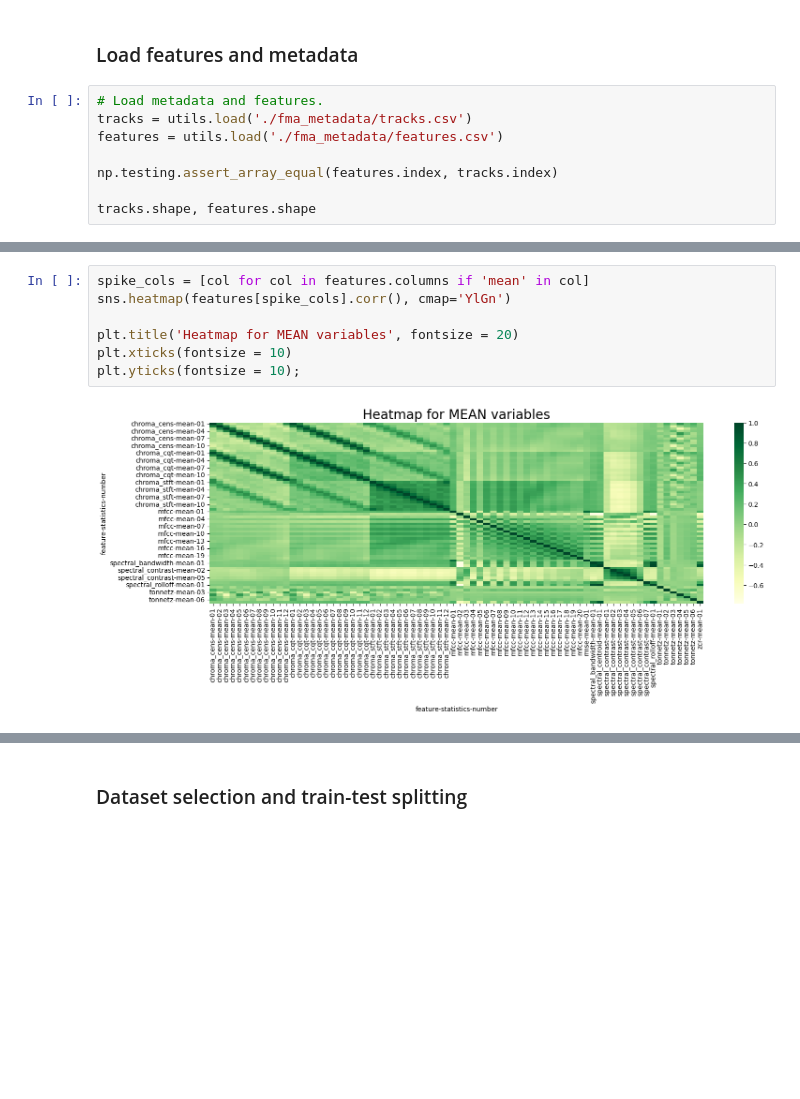
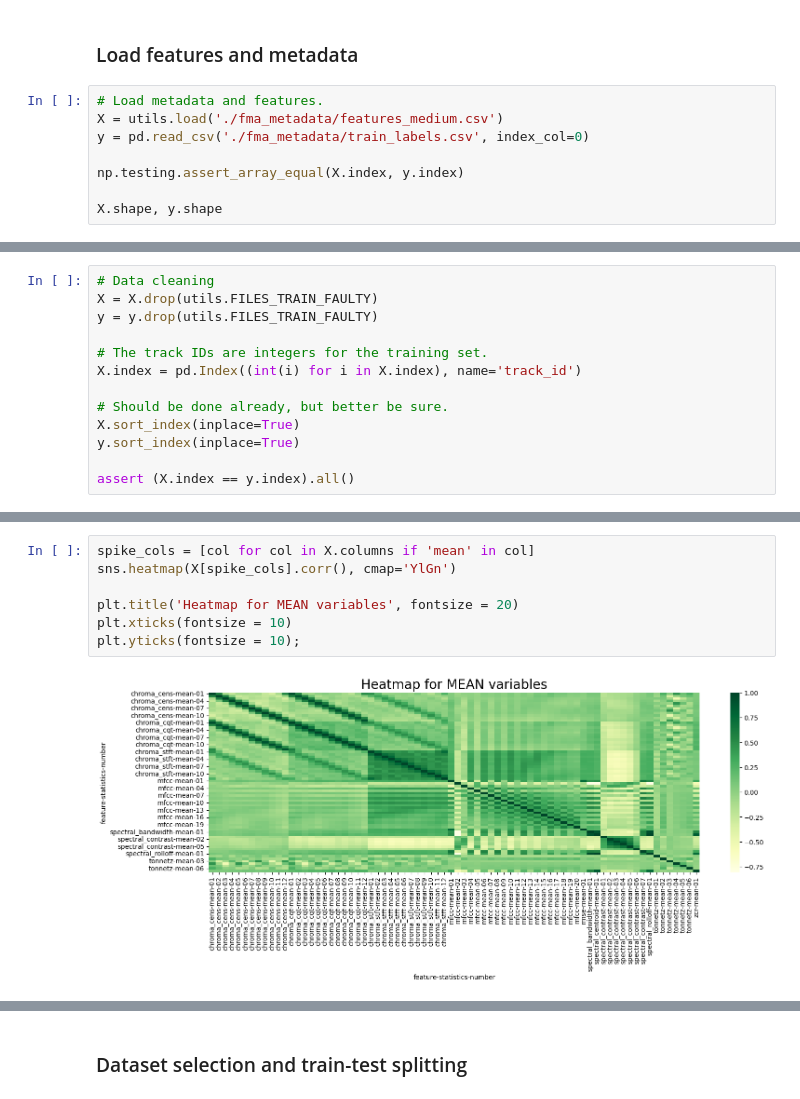
Before and after one commit to MatteoStromieri/ml-uni-project, a Jupyter notebook: models_davide.ipynb, the cells around one changed output, grey strips where cells are left out. Cells and saved outputs as stored; diff of their text form; blank space fills up the shorter version.

```diff
--- a/models_davide.ipynb
+++ b/models_davide.ipynb
@@ -71,10 +71,10 @@ def valuate(clf, x_test, y_test):
 ### Load features and metadata
 # %%
 # Load metadata and features.
-tracks = utils.load('./fma_metadata/tracks.csv')
-features = utils.load('./fma_metadata/features.csv')
+X = utils.load('./fma_metadata/features_medium.csv')
+y = pd.read_csv('./fma_metadata/train_labels.csv', index_col=0)
 
-np.testing.assert_array_equal(features.index, tracks.index)
+np.testing.assert_array_equal(X.index, y.index)
 
-tracks.shape, features.shape
+X.shape, y.shape
 # %% [output]
@@ -82 +82,14 @@ tracks.shape, features.shape
+# %%
+# Data cleaning
+X = X.drop(utils.FILES_TRAIN_FAULTY)
+y = y.drop(utils.FILES_TRAIN_FAULTY)
+
+# The track IDs are integers for the training set.
+X.index = pd.Index((int(i) for i in X.index), name='track_id')
+
+# Should be done already, but better be sure.
+X.sort_index(inplace=True)
+y.sort_index(inplace=True)
+
+assert (X.index == y.index).all()
 # %%
@@ -103,10 +112,10 @@ Name: count, dtype: int64
 # %%
-spike_cols = [col for col in features.columns if 'mean' in col]
-sns.heatmap(features[spike_cols].corr(), cmap='YlGn')
+spike_cols = [col for col in X.columns if 'mean' in col]
+sns.heatmap(X[spike_cols].corr(), cmap='YlGn')
 
 plt.title('Heatmap for MEAN variables', fontsize = 20)
 plt.xticks(fontsize = 10)
 plt.yticks(fontsize = 10);
 # %% [output]
-[figure, old version]
+[figure, new version]
 # %%
```
Also changed, not shown: parts of 23 cells of this notebook.
